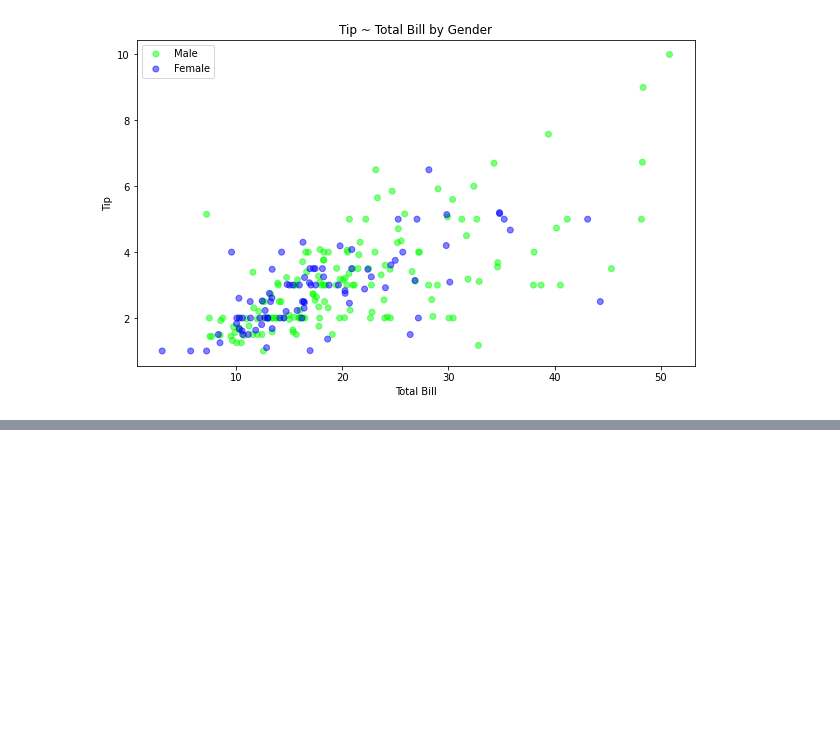
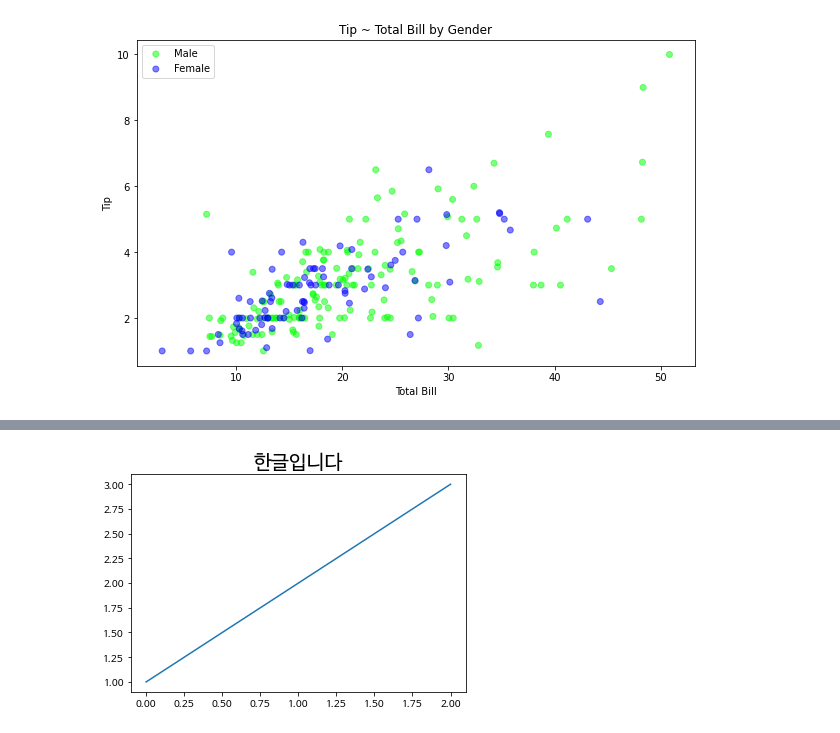
Before and after one commit to gyeong89/ALK_Python, a Jupyter notebook: python230321.ipynb, the cells around one changed output, grey strips where cells are left out. Saved outputs shown, nothing was run; the diff lists cells and outputs as text; code cells hidden in the pictures; blank space fills up the shorter version.

```diff
--- a/python230321.ipynb
+++ b/python230321.ipynb
@@ -160,0 +204,9 @@ fig.show()
+# %%
+import matplotlib.pyplot as plt
+
+plt.rc('font', family = 'NanumBarunGothic')
+plt.plot([1, 2, 3])
+plt.title('한글입니다', size = 20)
+plt.show()
+# %% [output]
+[figure, added]
```
Also changed, not shown: parts of 35 cells of this notebook.
